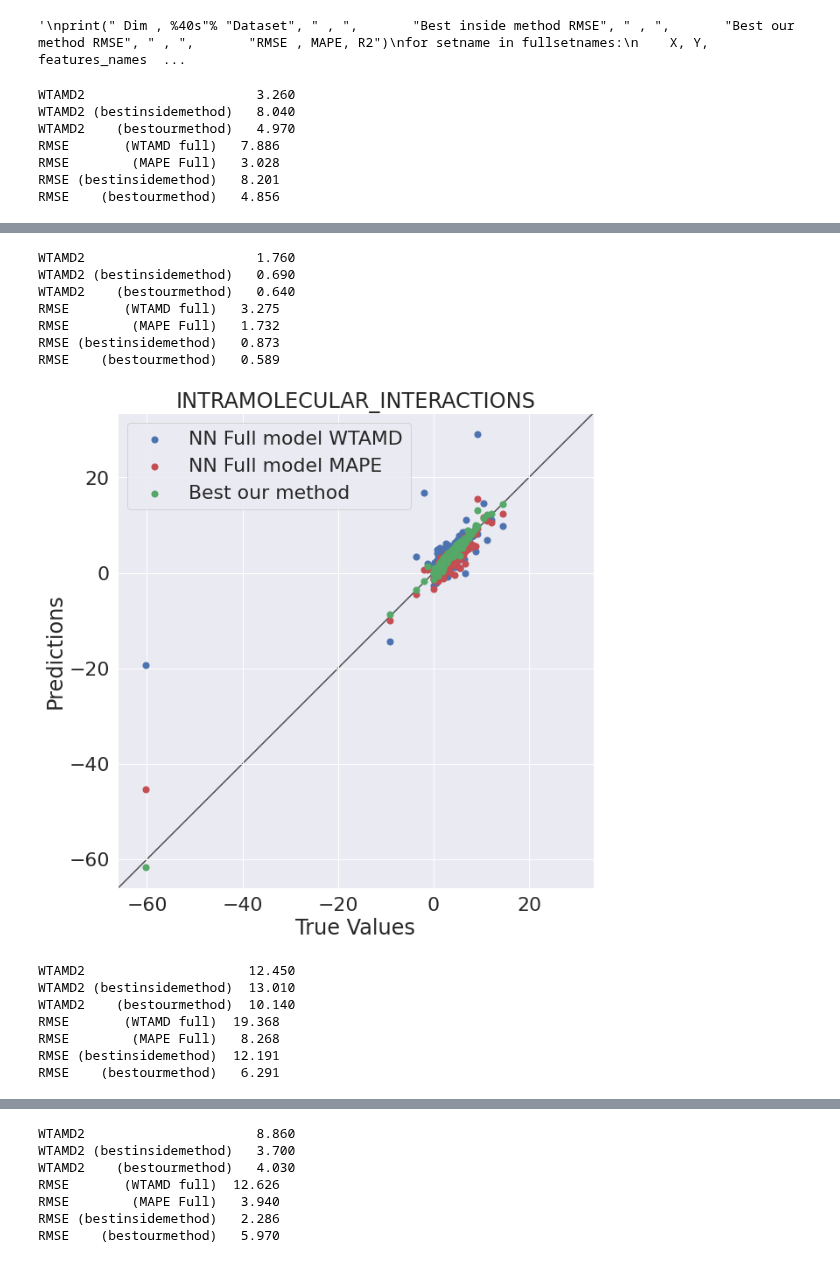
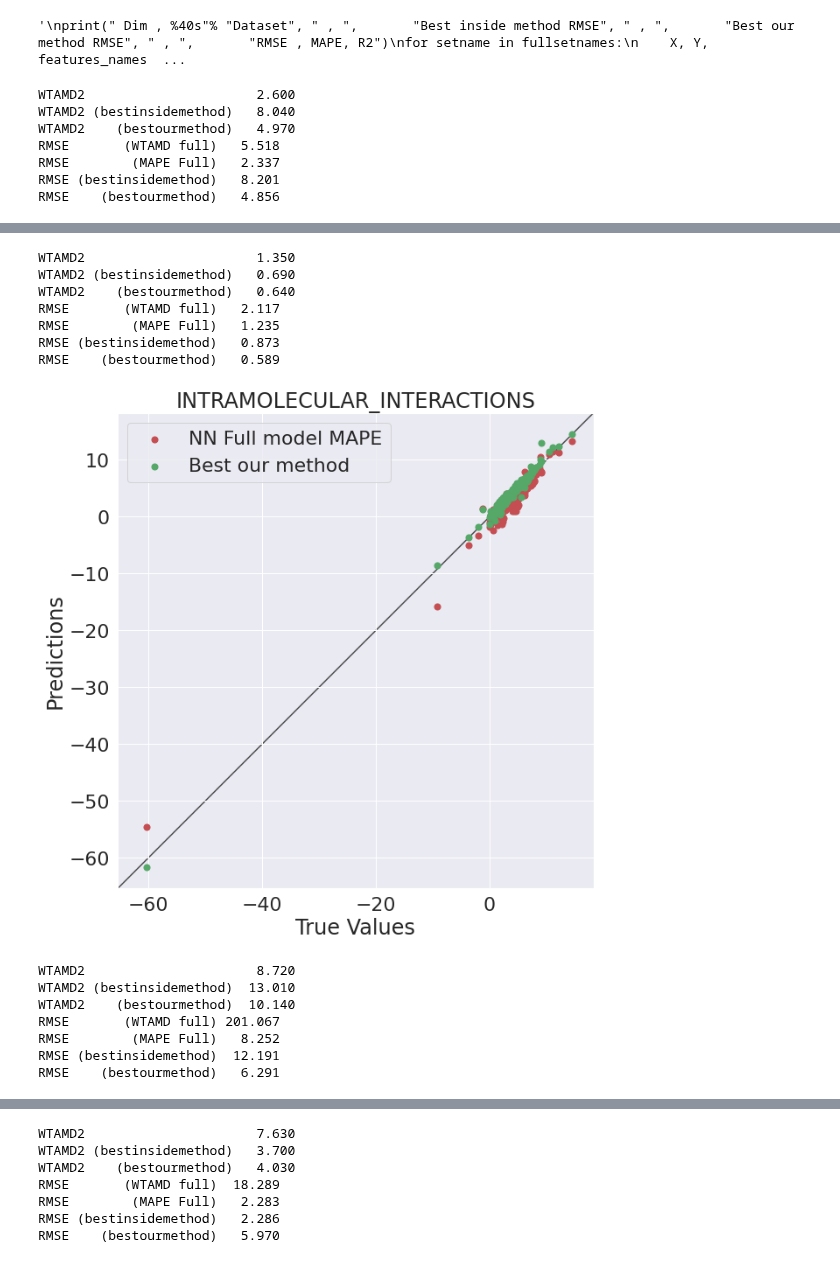
Before and after one commit to lstorchi/model_reaction_data, a Jupyter notebook: generaldataset_NN.ipynb, the cells around one changed output, grey strips where cells are left out. Saved outputs shown, nothing was run; the diff lists cells and outputs as text; code cells hidden in the pictures.

```diff
--- a/generaldataset_NN.ipynb
+++ b/generaldataset_NN.ipynb
@@ -373,7 +373,7 @@ Results for inside and our methods
                      LARGE_SYSTEMS_RSE43  ,  1  ,    3.188  ,  PBE0-TZVP  ,    1.676
                                     Full  ,  1  ,    9.227  ,  PBE0-TZVP  ,    6.219
 # %%
-CORRCUT = 0.90
+CORRCUT = 0.99
 
 setname = "Full"
 models_results[setname].fulldescriptors = []
@@ -925,7 +935,7 @@ for setname in fullsetnames:
 
 
     fig, ax = plt.subplots()
-    ax.scatter(Y, y_pred_wtamd, c='b', s=50, label='NN Full model WTAMD')
+    #ax.scatter(Y, y_pred_wtamd, c='b', s=50, label='NN Full model WTAMD')
     ax.scatter(Y, y_pred_mape, \
                 c='r', s=50, label='NN Full model MAPE')
     #ax.scatter(Y, models_results[setname].y_pred_bestinsidemethod, \
@@ -946,10 +956,10 @@ for setname in fullsetnames:
     plt.title(setname)
     plt.show()
 # %% [output]
-WTAMD2                      3.260
+WTAMD2                      2.600
 WTAMD2 (bestinsidemethod)   8.040
 WTAMD2    (bestourmethod)   4.970
-RMSE       (WTAMD full)   7.886
-RMSE        (MAPE Full)   3.028
+RMSE       (WTAMD full)   5.518
+RMSE        (MAPE Full)   2.337
 RMSE (bestinsidemethod)   8.201
 RMSE    (bestourmethod)   4.856
@@ -957,15 +967,15 @@ RMSE    (bestourmethod)   4.856
-WTAMD2                      1.760
+WTAMD2                      1.350
 WTAMD2 (bestinsidemethod)   0.690
 WTAMD2    (bestourmethod)   0.640
-RMSE       (WTAMD full)   3.275
-RMSE        (MAPE Full)   1.732
+RMSE       (WTAMD full)   2.117
+RMSE        (MAPE Full)   1.235
 RMSE (bestinsidemethod)   0.873
 RMSE    (bestourmethod)   0.589
-[figure, old version]
+[figure, new version]
-WTAMD2                     12.450
+WTAMD2                      8.720
 WTAMD2 (bestinsidemethod)  13.010
 WTAMD2    (bestourmethod)  10.140
-RMSE       (WTAMD full)  19.368
-RMSE        (MAPE Full)   8.268
+RMSE       (WTAMD full) 201.067
+RMSE        (MAPE Full)   8.252
 RMSE (bestinsidemethod)  12.191
 RMSE    (bestourmethod)   6.291
@@ -973,7 +983,7 @@ RMSE    (bestourmethod)   6.291
-WTAMD2                      8.860
+WTAMD2                      7.630
 WTAMD2 (bestinsidemethod)   3.700
 WTAMD2    (bestourmethod)   4.030
-RMSE       (WTAMD full)  12.626
-RMSE        (MAPE Full)   3.940
+RMSE       (WTAMD full)  18.289
+RMSE        (MAPE Full)   2.283
 RMSE (bestinsidemethod)   2.286
 RMSE    (bestourmethod)   5.970
```
Also changed, not shown: parts of 9 cells of this notebook.
